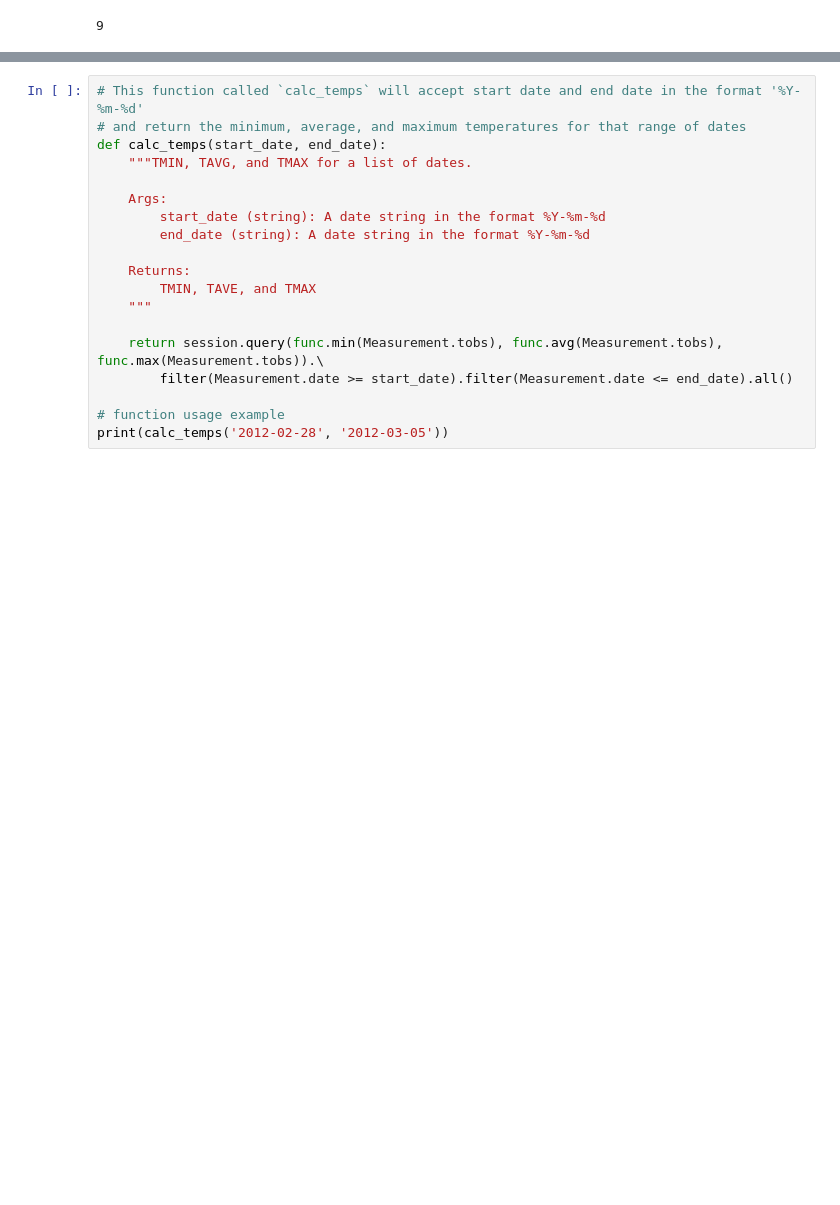
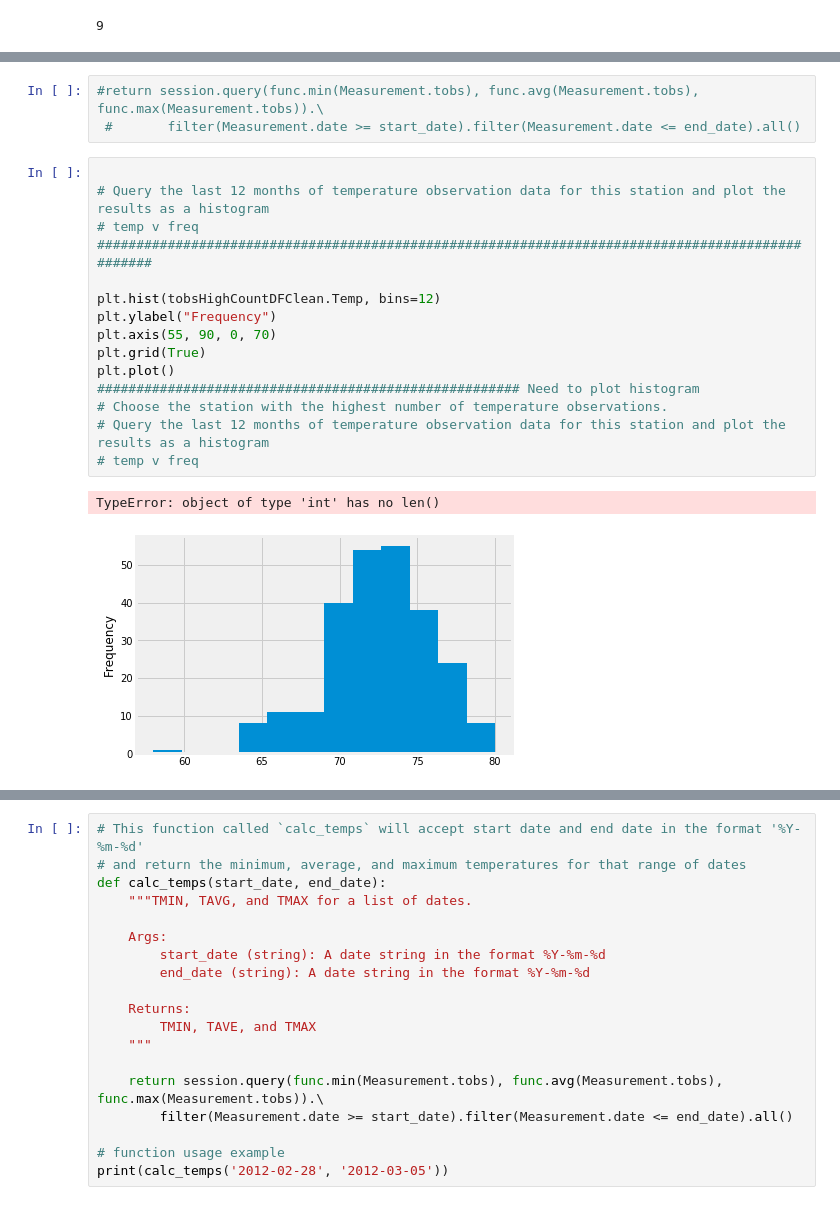
Before and after one commit to BrianRhodes2018/SQLAlchemy, a Jupyter notebook: climate_starter.ipynb, the cells around one changed output, grey strips where cells are left out. Cells and saved outputs as stored; diff of their text form; blank space fills up the shorter version.

```diff
--- a/climate_starter.ipynb
+++ b/climate_starter.ipynb
@@ -211,3 +339,23 @@ engine.execute('SELECT name, prcp FROM Measurement, Station group by name').fetc
+# %%
+#return session.query(func.min(Measurement.tobs), func.avg(Measurement.tobs), func.max(Measurement.tobs)).\
+ #       filter(Measurement.date >= start_date).filter(Measurement.date <= end_date).all()
+# %%
+
+# Query the last 12 months of temperature observation data for this station and plot the results as a histogram
+# temp v freq #################################################################################################
+
+plt.hist(tobsHighCountDFClean.Temp, bins=12)
+plt.ylabel("Frequency")
+plt.axis(55, 90, 0, 70)
+plt.grid(True)
+plt.plot()
+###################################################### Need to plot histogram
+# Choose the station with the highest number of temperature observations.
+# Query the last 12 months of temperature observation data for this station and plot the results as a histogram
+# temp v freq
+# %% [output]
+TypeError: object of type 'int' has no len()
+[figure, added]
 # %% [markdown]
 ![precipitation](Images/station-histogram.png)
 # %%
```
Also changed, not shown: parts of 19 cells of this notebook.
